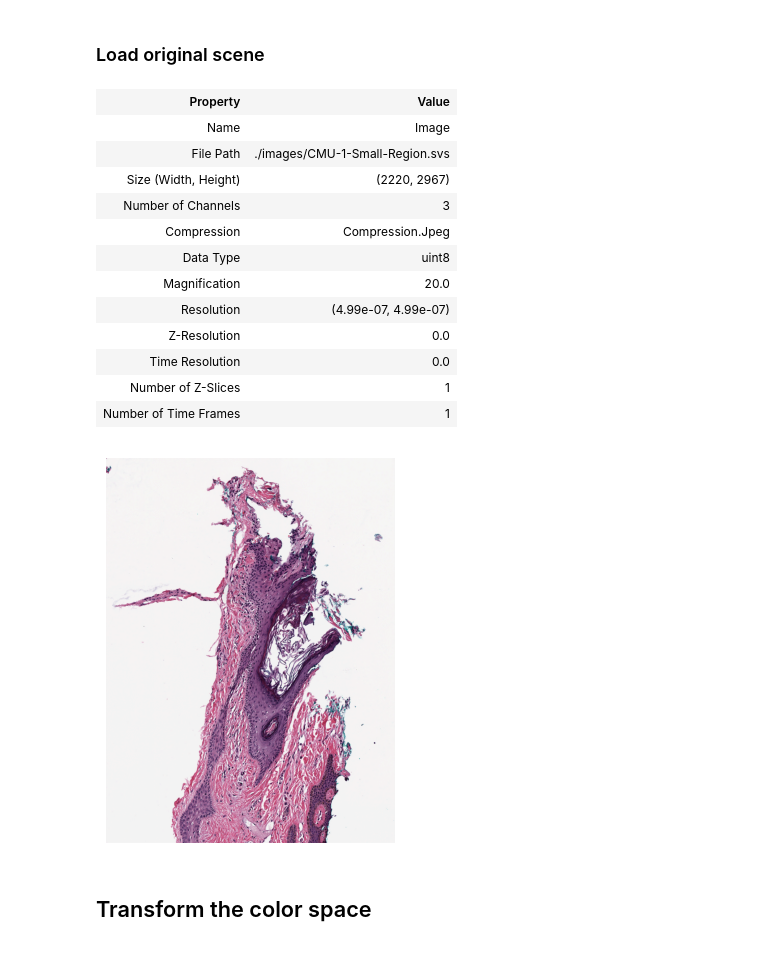
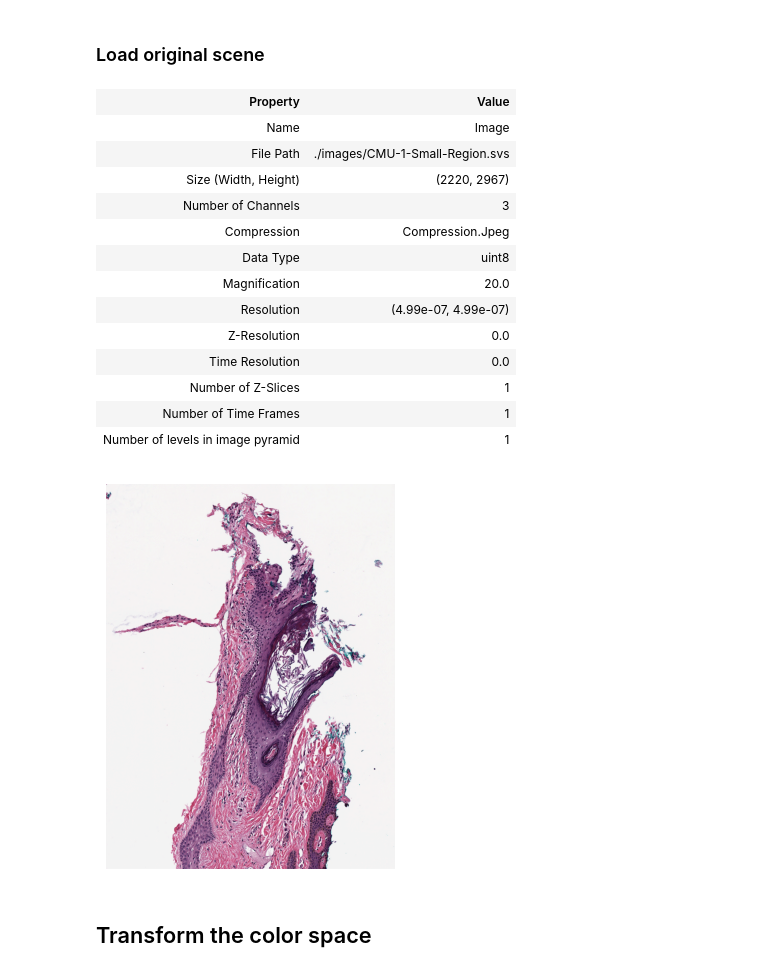
Before and after one commit to Booritas/slideio-tutorial, a Jupyter notebook: color-transformations.ipynb, the cells around one changed output. Saved outputs shown, nothing was run; the diff lists cells and outputs as text; code cells hidden in the pictures.

```diff
--- a/color-transformations.ipynb
+++ b/color-transformations.ipynb
@@ -33,25 +33,26 @@ from utils import get_test_images, display_test_image_info, show_images, show_im
 ### Load original scene
 # %%
 # Load input scene from a scn file
-input_path =  get_driver_test_images("SVS")[0]
-scene = slideio.open_slide(input_path, 'AUTO').get_scene(0)
+input =  get_driver_test_images("SVS")[0]
+scene = slideio.open_slide(input["path"], 'AUTO').get_scene(0)
 # Display scene information
 show_scene_info(scene)
 show_image(scene.read_block(), 500)
 # %% [output]
 | Property | Value |
 | Name | Image |
 | File Path | ./images/CMU-1-Small-Region.svs |
 | Size (Width, Height) | (2220, 2967) |
 | Number of Channels | 3 |
 | Compression | Compression.Jpeg |
 | Data Type | uint8 |
 | Magnification | 20.0 |
 | Resolution | (4.99e-07, 4.99e-07) |
 | Z-Resolution | 0.0 |
 | Time Resolution | 0.0 |
 | Number of Z-Slices | 1 |
 | Number of Time Frames | 1 |
+| Number of levels in image pyramid | 1 |
 [figure]
 # %% [markdown]
 ## Transform the color space
```
Also changed, not shown: parts of 1 cell of this notebook, 6 other files.
